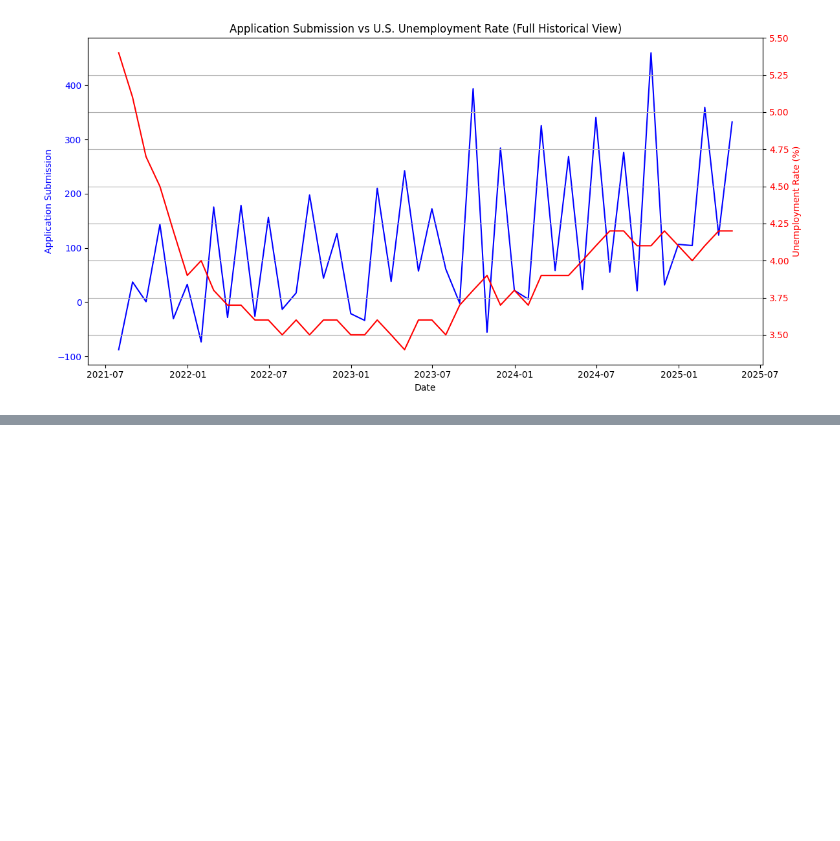
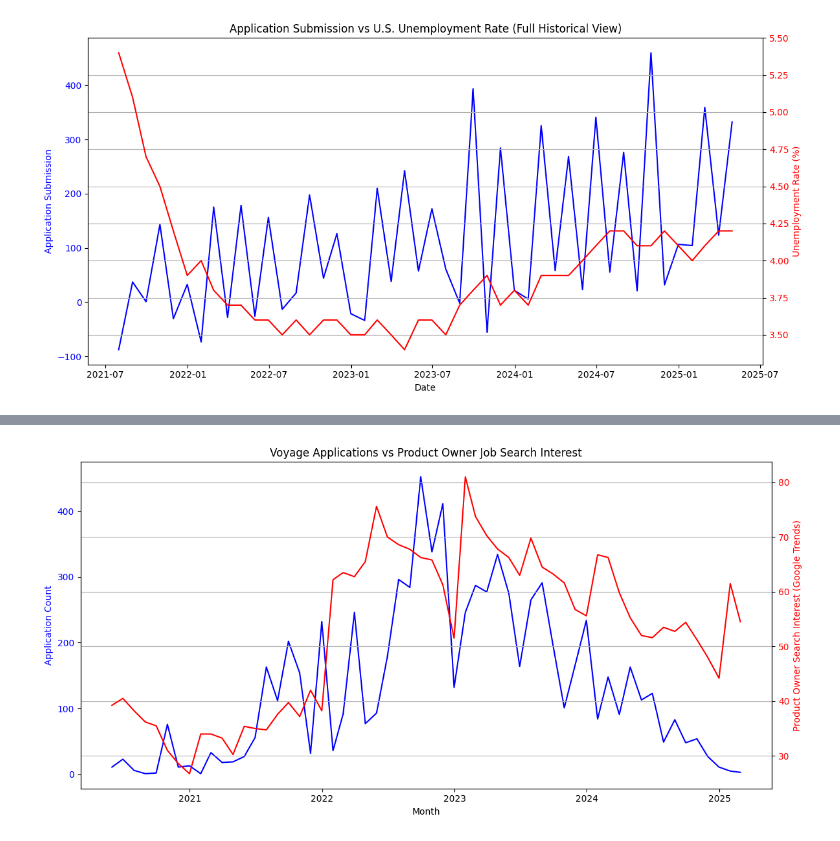
Before and after one commit to roziii/chingu_segment_analysis, a Jupyter notebook: application_completion-auto_regressive_model.ipynb, the cells around one changed output, grey strips where cells are left out. Cells and saved outputs as stored; diff of their text form; code cells hidden in the pictures; blank space fills up the shorter version.

```diff
--- a/application_completion-auto_regressive_model.ipynb
+++ b/application_completion-auto_regressive_model.ipynb
@@ -915,0 +940,10 @@ plt.show()
+# %%
+df_trends_PO = pd.read_csv("./data/multiTimeline_product_owner.csv", skiprows=1)
+df_trends_PO.columns = ['date', 'interest']
+df_trends_PO['date'] = pd.to_datetime(df_trends_PO['date'])
+# %%
+df_trends_PO.set_index('date', inplace=True)
+
+# Convert weekly to monthly average
+monthly_trends = df_trends_PO.resample('M').mean().reset_index()
+monthly_trends.rename(columns={'date': 'ds', 'interest': 'web_search_interest'}, inplace=True)
@@ -915,0 +953,23 @@ plt.show()
+# %%
+comparison_df_po = pd.merge(monthly_apps_sms, monthly_trends, on='ds', how='inner')
+# %%
+fig, ax1 = plt.subplots(figsize=(12, 6))
+
+# Left: Applications
+ax1.set_xlabel('Month')
+ax1.set_ylabel('Application Count', color='blue')
+ax1.plot(comparison_df['ds'], comparison_df_po['application_count'], color='blue', label='Applications')
+ax1.tick_params(axis='y', labelcolor='blue')
+
+# Right: Google Search Interest
+ax2 = ax1.twinx()
+ax2.set_ylabel('Product Owner Search Interest (Google Trends)', color='red')
+ax2.plot(comparison_df['ds'], comparison_df['web_search_interest'], color='red', label='Web Search Interest')
+ax2.tick_params(axis='y', labelcolor='red')
+
+plt.title("Voyage Applications vs Product Owner Job Search Interest")
+fig.tight_layout()
+plt.grid(True)
+plt.show()
+# %% [output]
+[figure, added]
```
Also changed, not shown: parts of 23 cells of this notebook, 1 other file.
